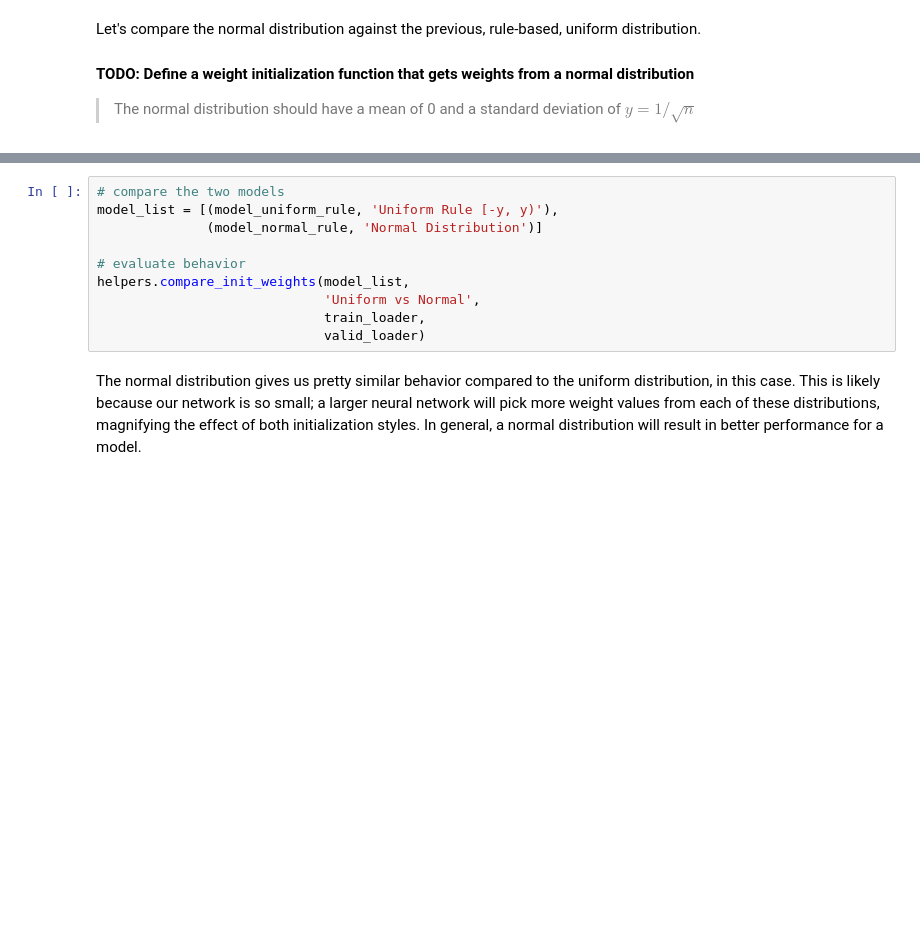
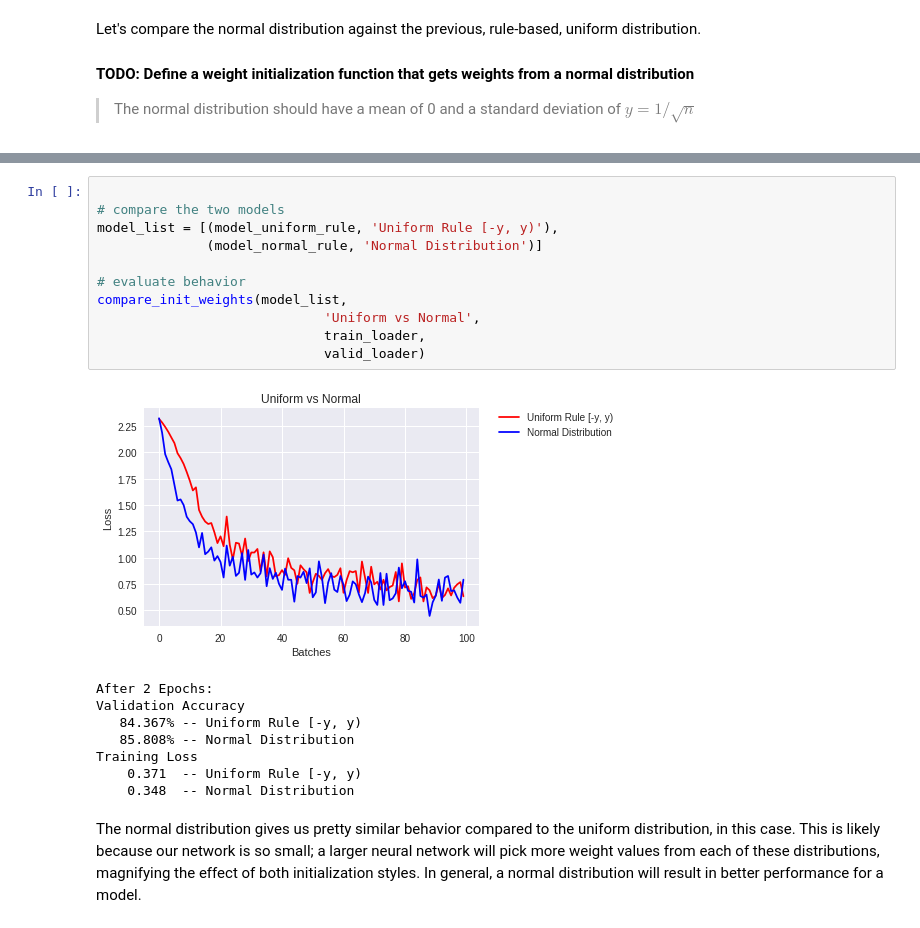
Before and after one commit to huangjiancong1/deep-learning-v2-pytorch, a Jupyter notebook: weight-initialization/weight_initialization_exercise.ipynb, the cells around one changed output, grey strips where cells are left out. Cells and saved outputs as stored; diff of their text form; blank space fills up the shorter version.

```diff
--- a/weight-initialization/weight_initialization_exercise.ipynb
+++ b/weight-initialization/weight_initialization_exercise.ipynb
@@ -498,13 +536,23 @@ model_normal_rule.apply(weights_init_normal)
 # %%
+
 # compare the two models
 model_list = [(model_uniform_rule, 'Uniform Rule [-y, y)'),
               (model_normal_rule, 'Normal Distribution')]
 
 # evaluate behavior
-helpers.compare_init_weights(model_list,
+compare_init_weights(model_list,
                              'Uniform vs Normal',
                              train_loader,
                              valid_loader)
+# %% [output]
+[figure, added]
+After 2 Epochs:
+Validation Accuracy
+   84.367% -- Uniform Rule [-y, y)
+   85.808% -- Normal Distribution
+Training Loss
+    0.371  -- Uniform Rule [-y, y)
+    0.348  -- Normal Distribution
 # %% [markdown]
 The normal distribution gives us pretty similar behavior compared to the uniform distribution, in this case. This is likely because our network is so small; a larger neural network will pick more weight values from each of these distributions, magnifying the effect of both initialization styles. In general, a normal distribution will result in better performance for a model.
 # %% [markdown]
```
Also changed, not shown: parts of 6 cells of this notebook.
